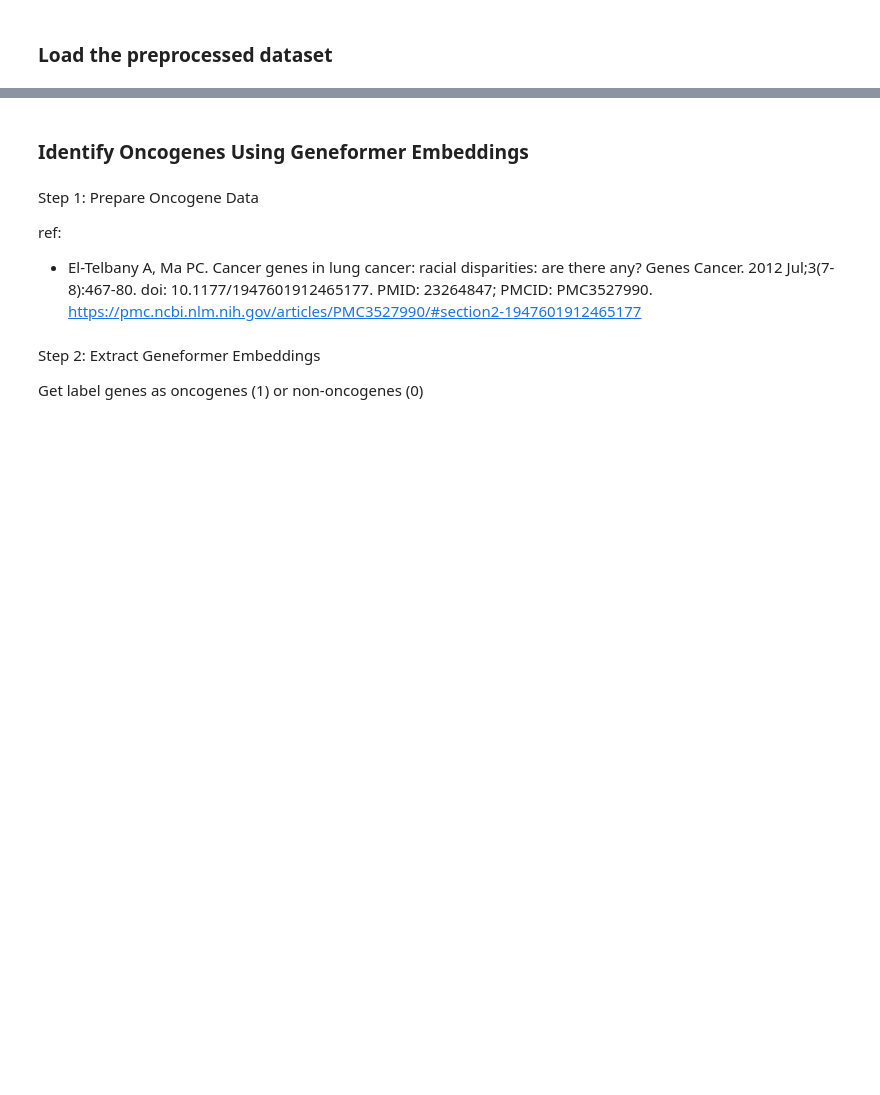
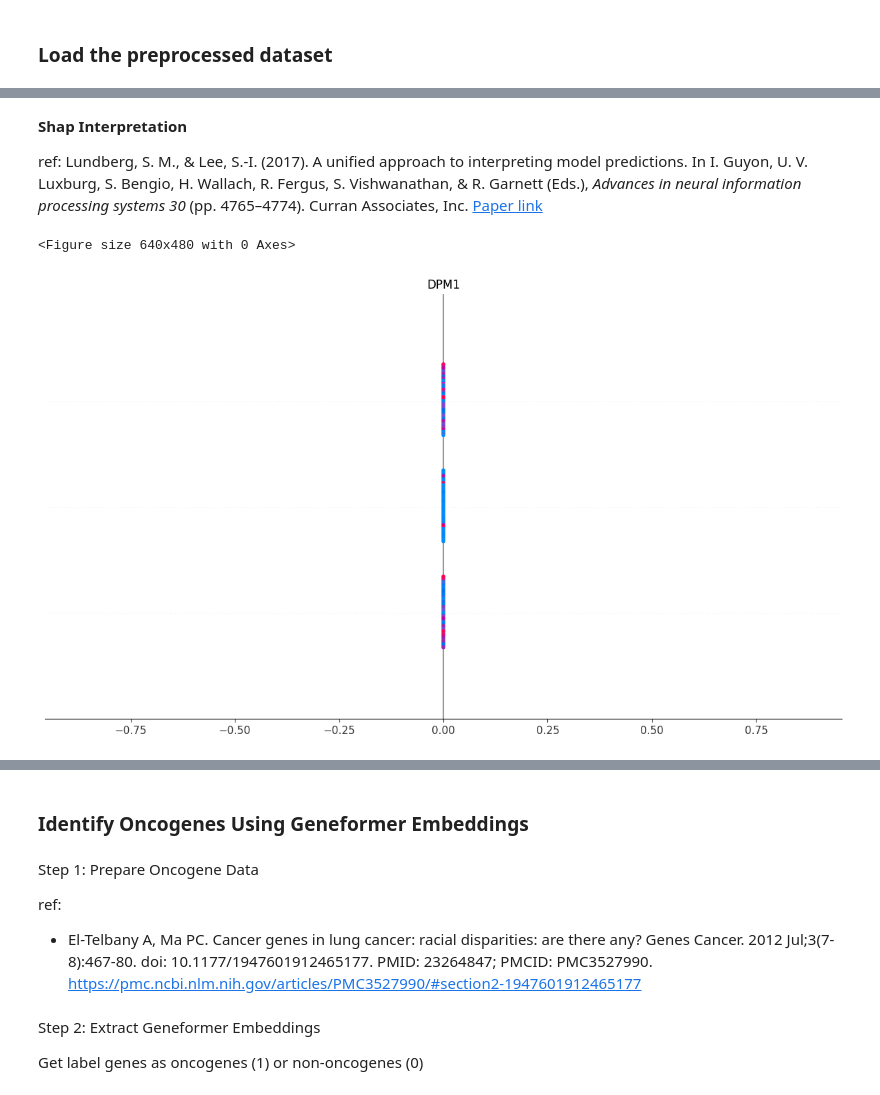
Before and after one commit to Kitiyaparnnn/NSCLC, a Jupyter notebook: train.ipynb, the cells around one changed output, grey strips where cells are left out. Cells and saved outputs as stored; diff of their text form; code cells hidden in the pictures; blank space fills up the shorter version.

```diff
--- a/train.ipynb
+++ b/train.ipynb
@@ -35,0 +128,14 @@ print(gene_texts[:5])
+# %% [markdown]
+**Shap Interpretation**
+
+ref: Lundberg, S. M., & Lee, S.-I. (2017). A unified approach to interpreting model predictions. In I. Guyon, U. V. Luxburg, S. Bengio, H. Wallach, R. Fergus, S. Vishwanathan, & R. Garnett (Eds.), *Advances in neural information processing systems 30* (pp. 4765–4774). Curran Associates, Inc. [Paper link](http://papers.nips.cc/paper/7062-a-unified-approach-to-interpreting-model-predictions.pdf)
+# %%
+# SHAP explanation
+explainer = shap.TreeExplainer(model)
+shap_values = explainer.shap_values(X_test)
+
+# Summary plot
+shap.summary_plot(shap_values, X_test, class_names=["Squamous Cell", "AC Unspecified", "Large Cell/NOS"])
+# %% [output]
+<Figure size 640x480 with 0 Axes>
+[figure, added]
```
Also changed, not shown: parts of 28 cells of this notebook.
